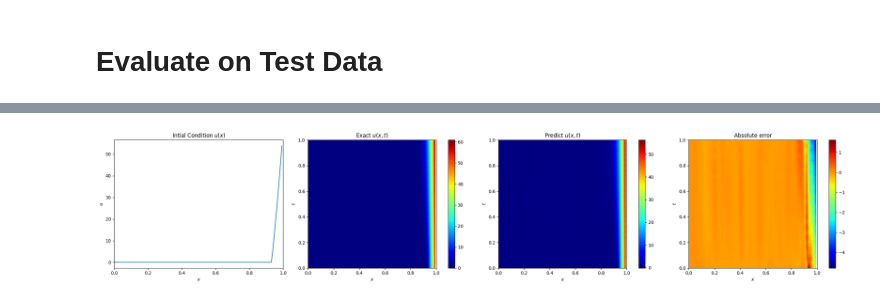
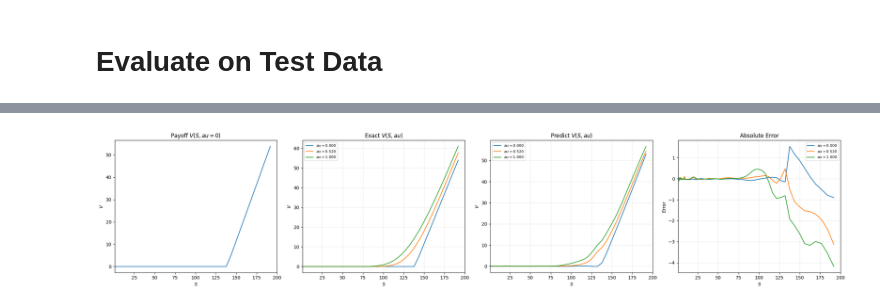
Before and after one commit to hishambhatti/PINO-apps, a Jupyter notebook: BlackScholes_PINO.ipynb, the cells around one changed output, grey strips where cells are left out. Cells and saved outputs as stored; diff of their text form; code cells hidden in the pictures.

Commit message:
fixed Visualization

```diff
--- a/BlackScholes_PINO.ipynb
+++ b/BlackScholes_PINO.ipynb
@@ -624,59 +625,7 @@ with torch.no_grad():
         test_y[i] = data_y.cpu().numpy()
         preds_y[i] = pred_y.cpu().numpy()
 #     data_loss = myloss(out, y)
-# %%
-key = 1
-pred = preds_y[key]
-true = test_y[key]
-
-a = test_x[key]
-Nt, Nx, _ = a.shape
-u0 = a[0,:,0]
-T = a[:,:,2]
-X = a[:,:,1]
-x = X[0]
-
-fig = plt.figure(figsize=(24,5))
-plt.subplot(1,4,1)
-
-plt.plot(x, u0)
-plt.xlabel('$x$')
-plt.ylabel('$u$')
-plt.title('Initial Condition $u(x)$')
-plt.xlim([0,2])
-plt.tight_layout()
-
-plt.subplot(1,4,2)
-# plt.pcolor(XX,TT, S_test, cmap='jet')
-plt.pcolormesh(X, T, true, cmap='jet', shading='gouraud')
-plt.colorbar()
-plt.xlabel('$x$')
-plt.ylabel('$t$')
-plt.title(f'Exact $u(x,t)$')
-plt.tight_layout()
-plt.axis('square')
-
-plt.subplot(1,4,3)
-# plt.pcolor(XX,TT, S_pred, cmap='jet')
-plt.pcolormesh(X, T, pred, cmap='jet', shading='gouraud')
-plt.colorbar()
-plt.xlabel('$x$')
-plt.ylabel('$t$')
-plt.title(f'Predict $u(x,t)$')
-plt.axis('square')
-
-plt.tight_layout()
-
-plt.subplot(1,4,4)
-# plt.pcolor(XX,TT, S_pred - S_test, cmap='jet')
-plt.pcolormesh(X, T, pred - true, cmap='jet', shading='gouraud')
-plt.colorbar()
-plt.xlabel('$x$')
-plt.ylabel('$t$')
-plt.title('Absolute error')
-plt.tight_layout()
-plt.axis('square')
-
-plt.show()
-# %% [output]
-[figure, removed]
+# %%
+plot_predictions(key, test_x, test_y, preds_y, 1, 200, save_path="BlackScholes/figures/")
+# %% [output]
+[figure, added]
```
Also changed, not shown: parts of 2 cells of this notebook.
